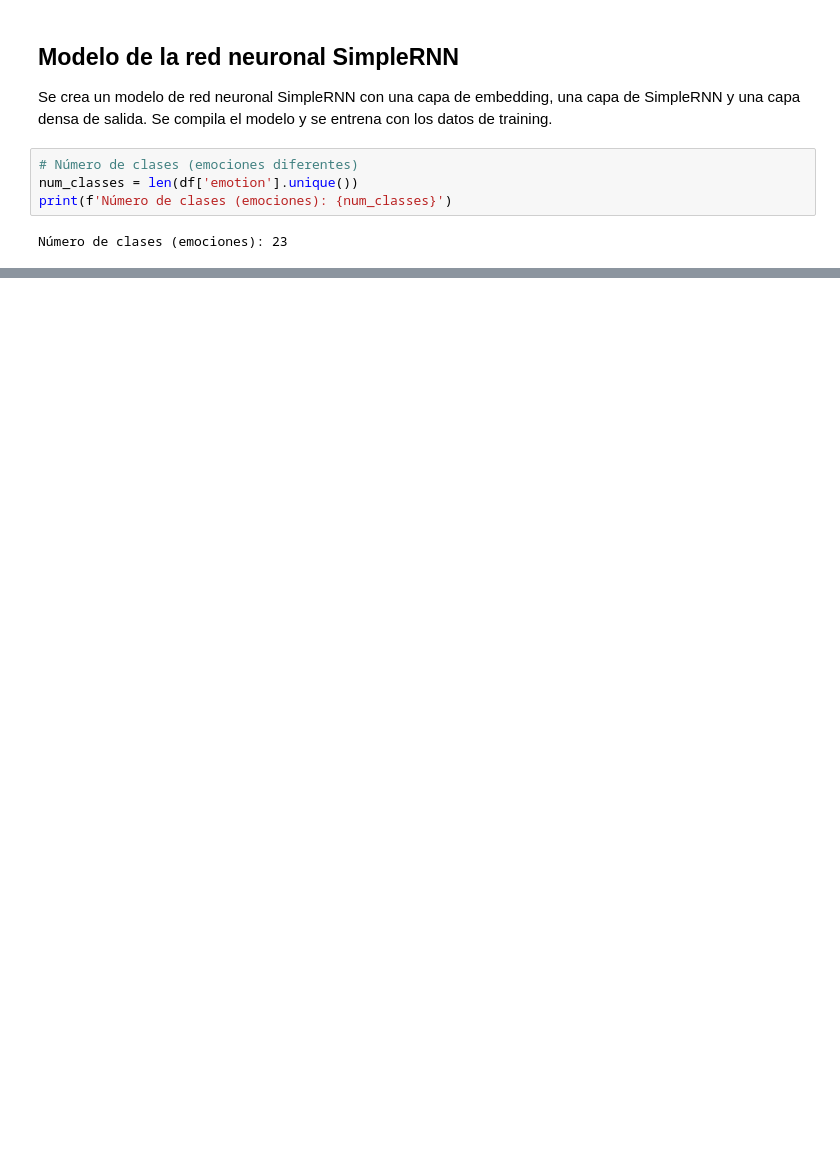
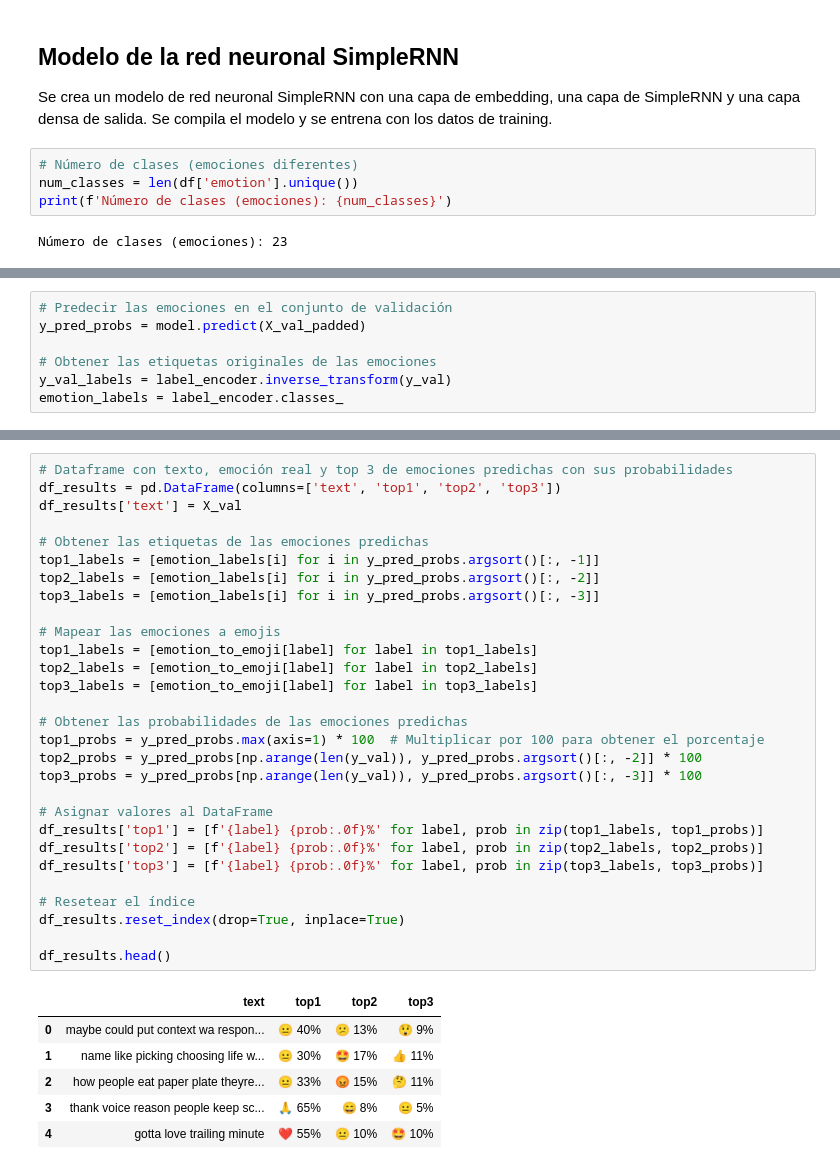
Before and after one commit to MARIABELENSB/sentimentAnalysis, a Jupyter notebook: RNN.ipynb, the cells around one changed output, grey strips where cells are left out. Saved outputs shown, nothing was run; the diff lists cells and outputs as text; blank space fills up the shorter version.

```diff
--- a/RNN.ipynb
+++ b/RNN.ipynb
@@ -159,0 +161,7 @@ plt.show()
+# %%
+# Predecir las emociones en el conjunto de validación
+y_pred_probs = model.predict(X_val_padded)
+
+# Obtener las etiquetas originales de las emociones
+y_val_labels = label_encoder.inverse_transform(y_val)
+emotion_labels = label_encoder.classes_
@@ -159,0 +196,36 @@ plt.show()
+# %%
+# Dataframe con texto, emoción real y top 3 de emociones predichas con sus probabilidades
+df_results = pd.DataFrame(columns=['text', 'top1', 'top2', 'top3'])
+df_results['text'] = X_val
+
+# Obtener las etiquetas de las emociones predichas
+top1_labels = [emotion_labels[i] for i in y_pred_probs.argsort()[:, -1]]
+top2_labels = [emotion_labels[i] for i in y_pred_probs.argsort()[:, -2]]
+top3_labels = [emotion_labels[i] for i in y_pred_probs.argsort()[:, -3]]
+
+# Mapear las emociones a emojis
+top1_labels = [emotion_to_emoji[label] for label in top1_labels]
+top2_labels = [emotion_to_emoji[label] for label in top2_labels]
+top3_labels = [emotion_to_emoji[label] for label in top3_labels]
+
+# Obtener las probabilidades de las emociones predichas
+top1_probs = y_pred_probs.max(axis=1) * 100  # Multiplicar por 100 para obtener el porcentaje
+top2_probs = y_pred_probs[np.arange(len(y_val)), y_pred_probs.argsort()[:, -2]] * 100
+top3_probs = y_pred_probs[np.arange(len(y_val)), y_pred_probs.argsort()[:, -3]] * 100
+
+# Asignar valores al DataFrame
+df_results['top1'] = [f'{label} {prob:.0f}%' for label, prob in zip(top1_labels, top1_probs)]
+df_results['top2'] = [f'{label} {prob:.0f}%' for label, prob in zip(top2_labels, top2_probs)]
+df_results['top3'] = [f'{label} {prob:.0f}%' for label, prob in zip(top3_labels, top3_probs)]
+
+# Resetear el índice
+df_results.reset_index(drop=True, inplace=True)
+
+df_results.head()
+# %% [output]
+|  | text | top1 | top2 | top3 |
+| 0 | maybe could put context wa respon... | 😐 40% | 😕 13% | 😲 9% |
+| 1 | name like picking choosing life w... | 😐 30% | 🤩 17% | 👍 11% |
+| 2 | how people eat paper plate theyre... | 😐 33% | 😡 15% | 🤔 11% |
+| 3 | thank voice reason people keep sc... | 🙏 65% | 😄 8% | 😐 5% |
+| 4 | gotta love trailing minute | ❤️ 55% | 😐 10% | 🤩 10% |
```
Also changed, not shown: parts of 13 cells of this notebook.
